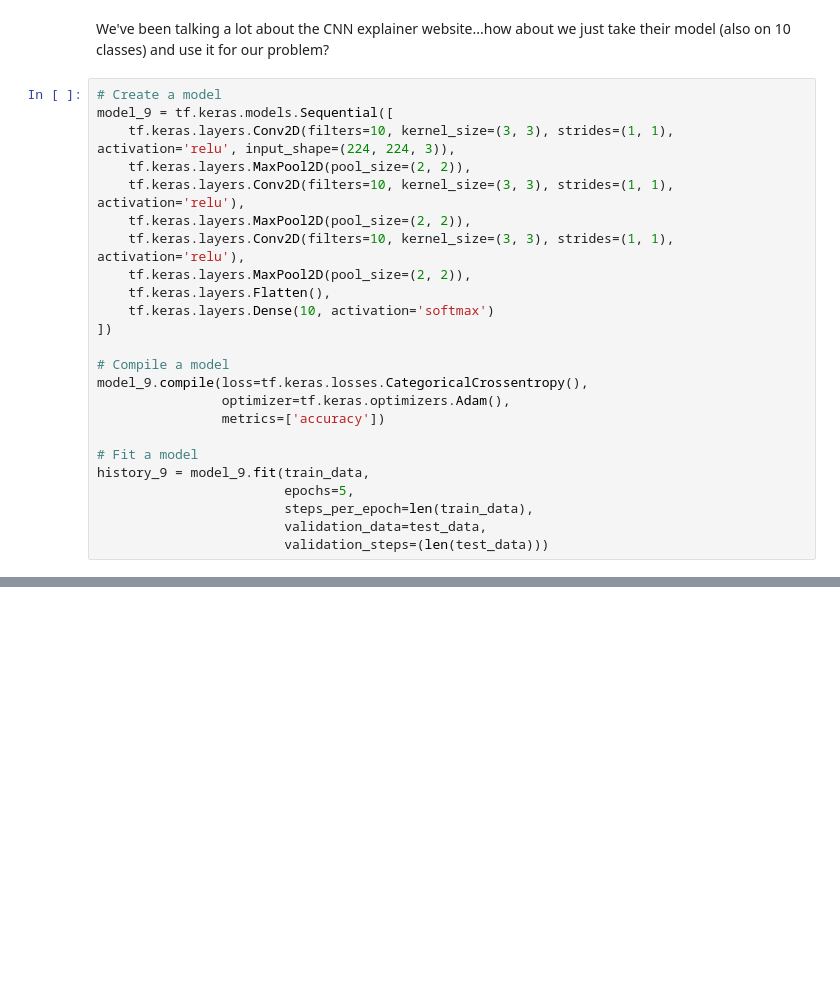
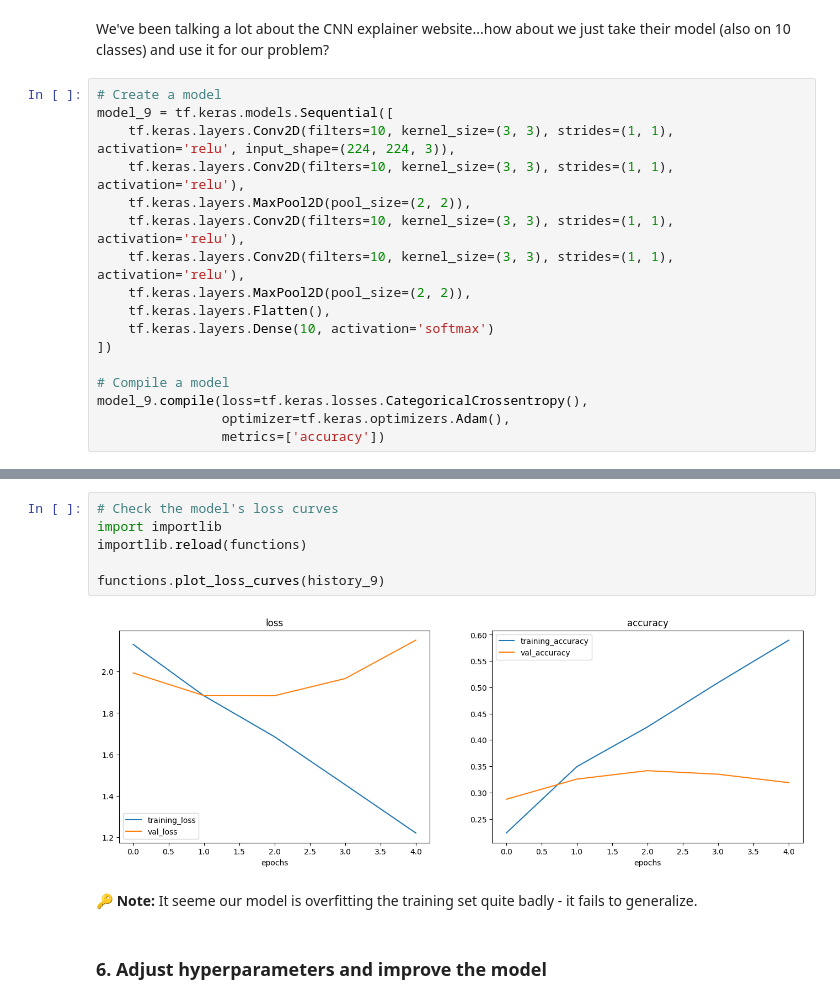
Before and after one commit to pawel-grzeszczyk/TensorFlow-and-Deep-Learning-Fundamentals, a Jupyter notebook: 03_intro_to_computer_vision_with_tf.ipynb, the cells around one changed output, grey strips where cells are left out. Cells and saved outputs as stored; diff of their text form; blank space fills up the shorter version.

Commit message:
03_file and functions update

```diff
--- a/03_intro_to_computer_vision_with_tf.ipynb
+++ b/03_intro_to_computer_vision_with_tf.ipynb
@@ -1175,9 +1175,9 @@ We've been talking a lot about the CNN explainer website...how about we just tak
 # Create a model
 model_9 = tf.keras.models.Sequential([
     tf.keras.layers.Conv2D(filters=10, kernel_size=(3, 3), strides=(1, 1), activation='relu', input_shape=(224, 224, 3)),
+    tf.keras.layers.Conv2D(filters=10, kernel_size=(3, 3), strides=(1, 1), activation='relu'),
     tf.keras.layers.MaxPool2D(pool_size=(2, 2)),
     tf.keras.layers.Conv2D(filters=10, kernel_size=(3, 3), strides=(1, 1), activation='relu'),
-    tf.keras.layers.MaxPool2D(pool_size=(2, 2)),
     tf.keras.layers.Conv2D(filters=10, kernel_size=(3, 3), strides=(1, 1), activation='relu'),
     tf.keras.layers.MaxPool2D(pool_size=(2, 2)),
     tf.keras.layers.Flatten(),
@@ -1188,10 +1188,3 @@ model_9 = tf.keras.models.Sequential([
 model_9.compile(loss=tf.keras.losses.CategoricalCrossentropy(),
                 optimizer=tf.keras.optimizers.Adam(),
                 metrics=['accuracy'])
-
-# Fit a model
-history_9 = model_9.fit(train_data,
-                        epochs=5,
-                        steps_per_epoch=len(train_data),
-                        validation_data=test_data,
-                        validation_steps=(len(test_data)))
@@ -1202,0 +1211,12 @@ KeyboardInterrupt:
+# %%
+# Check the model's loss curves
+import importlib
+importlib.reload(functions)
+
+functions.plot_loss_curves(history_9)
+# %% [output]
+[figure, added]
+# %% [markdown]
+🔑 **Note:** It seeme our model is overfitting the training set quite badly - it fails to generalize.
+# %% [markdown]
+### **6. Adjust hyperparameters and improve the model**
```
Also changed, not shown: parts of 8 cells of this notebook, 1 other file.
